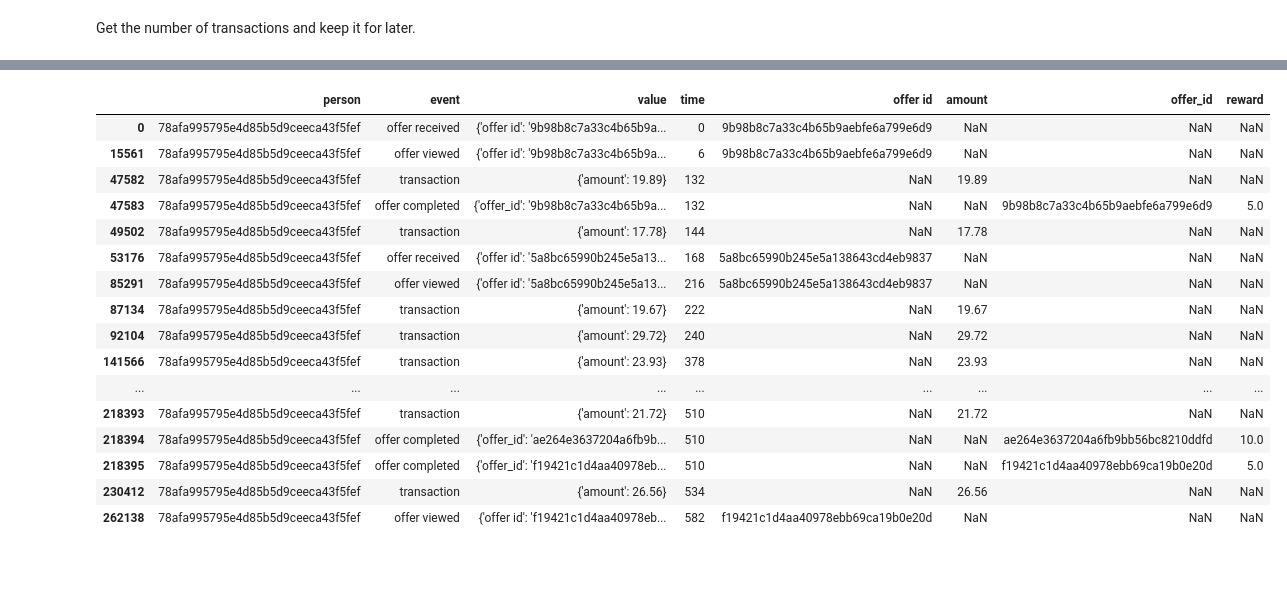
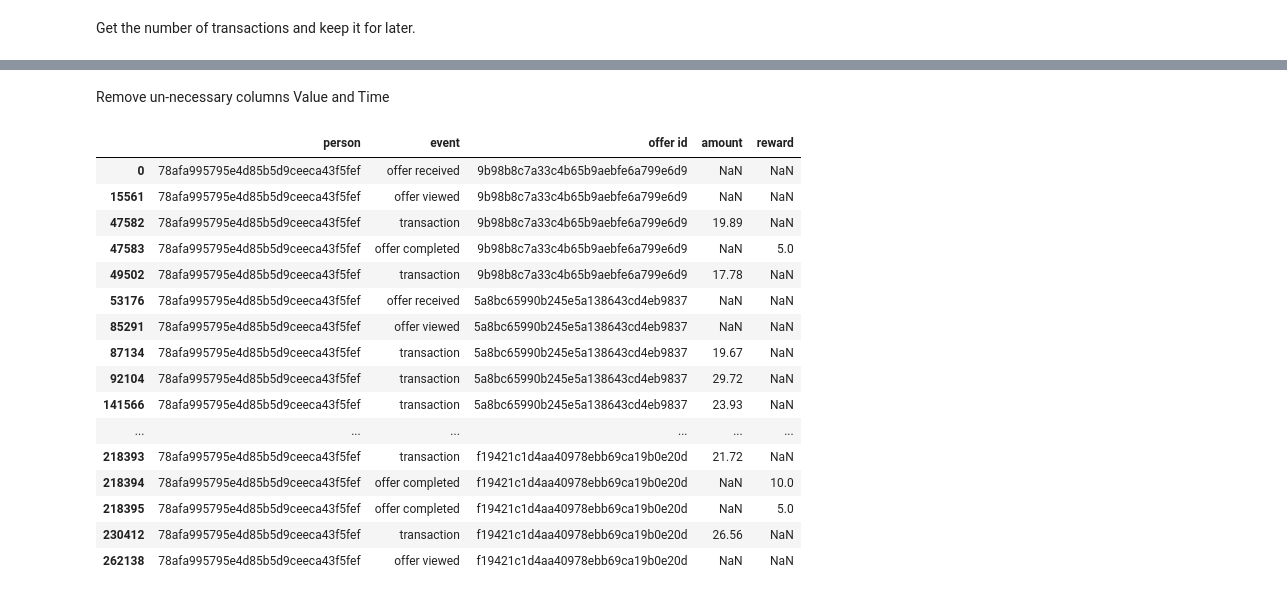
Before and after one commit to bignollo/UdacityNanoDegreeCapstone, a Jupyter notebook: Starbucks_Capstone_notebook.ipynb, the cells around one changed output, grey strips where cells are left out. Drawn from its saved outputs; the diff is of its cells as text; code cells hidden in the pictures; blank space fills up the shorter version.

```diff
--- a/Starbucks_Capstone_notebook.ipynb
+++ b/Starbucks_Capstone_notebook.ipynb
@@ -435,20 +441,24 @@ transcript_with_dummies = pd.concat([transcript,  transcript['value'].apply(pd.S
+# %% [markdown]
+Remove un-necessary columns Value and Time
+# %%
+transcript_wide = transcript_wide.drop(['value', 'time'], axis=1)
 # %%
-transcript_with_dummies[transcript_with_dummies['person'] == '78afa995795e4d85b5d9ceeca43f5fef']
+transcript_wide[transcript_wide['person'] == '78afa995795e4d85b5d9ceeca43f5fef']
 # %% [output]
-|  | person | event | value | time | offer id | amount | offer_id | reward |
-| 0 | 78afa995795e4d85b5d9ceeca43f5fef | offer received | {'offer id': '9b98b8c7a33c4b65b9a... | 0 | 9b98b8c7a33c4b65b9aebfe6a799e6d9 | NaN | NaN | NaN |
-| 15561 | 78afa995795e4d85b5d9ceeca43f5fef | offer viewed | {'offer id': '9b98b8c7a33c4b65b9a... | 6 | 9b98b8c7a33c4b65b9aebfe6a799e6d9 | NaN | NaN | NaN |
-| 47582 | 78afa995795e4d85b5d9ceeca43f5fef | transaction | {'amount': 19.89} | 132 | NaN | 19.89 | NaN | NaN |
-| 47583 | 78afa995795e4d85b5d9ceeca43f5fef | offer completed | {'offer_id': '9b98b8c7a33c4b65b9a... | 132 | NaN | NaN | 9b98b8c7a33c4b65b9aebfe6a799e6d9 | 5.0 |
-| 49502 | 78afa995795e4d85b5d9ceeca43f5fef | transaction | {'amount': 17.78} | 144 | NaN | 17.78 | NaN | NaN |
-| 53176 | 78afa995795e4d85b5d9ceeca43f5fef | offer received | {'offer id': '5a8bc65990b245e5a13... | 168 | 5a8bc65990b245e5a138643cd4eb9837 | NaN | NaN | NaN |
-| 85291 | 78afa995795e4d85b5d9ceeca43f5fef | offer viewed | {'offer id': '5a8bc65990b245e5a13... | 216 | 5a8bc65990b245e5a138643cd4eb9837 | NaN | NaN | NaN |
-| 87134 | 78afa995795e4d85b5d9ceeca43f5fef | transaction | {'amount': 19.67} | 222 | NaN | 19.67 | NaN | NaN |
-| 92104 | 78afa995795e4d85b5d9ceeca43f5fef | transaction | {'amount': 29.72} | 240 | NaN | 29.72 | NaN | NaN |
-| 141566 | 78afa995795e4d85b5d9ceeca43f5fef | transaction | {'amount': 23.93} | 378 | NaN | 23.93 | NaN | NaN |
-| ... | ... | ... | ... | ... | ... | ... | ... | ... |
-| 218393 | 78afa995795e4d85b5d9ceeca43f5fef | transaction | {'amount': 21.72} | 510 | NaN | 21.72 | NaN | NaN |
-| 218394 | 78afa995795e4d85b5d9ceeca43f5fef | offer completed | {'offer_id': 'ae264e3637204a6fb9b... | 510 | NaN | NaN | ae264e3637204a6fb9bb56bc8210ddfd | 10.0 |
-| 218395 | 78afa995795e4d85b5d9ceeca43f5fef | offer completed | {'offer_id': 'f19421c1d4aa40978eb... | 510 | NaN | NaN | f19421c1d4aa40978ebb69ca19b0e20d | 5.0 |
-| 230412 | 78afa995795e4d85b5d9ceeca43f5fef | transaction | {'amount': 26.56} | 534 | NaN | 26.56 | NaN | NaN |
-| 262138 | 78afa995795e4d85b5d9ceeca43f5fef | offer viewed | {'offer id': 'f19421c1d4aa40978eb... | 582 | f19421c1d4aa40978ebb69ca19b0e20d | NaN | NaN | NaN |
+|  | person | event | offer id | amount | reward |
+| 0 | 78afa995795e4d85b5d9ceeca43f5fef | offer received | 9b98b8c7a33c4b65b9aebfe6a799e6d9 | NaN | NaN |
+| 15561 | 78afa995795e4d85b5d9ceeca43f5fef | offer viewed | 9b98b8c7a33c4b65b9aebfe6a799e6d9 | NaN | NaN |
+| 47582 | 78afa995795e4d85b5d9ceeca43f5fef | transaction | 9b98b8c7a33c4b65b9aebfe6a799e6d9 | 19.89 | NaN |
+| 47583 | 78afa995795e4d85b5d9ceeca43f5fef | offer completed | 9b98b8c7a33c4b65b9aebfe6a799e6d9 | NaN | 5.0 |
+| 49502 | 78afa995795e4d85b5d9ceeca43f5fef | transaction | 9b98b8c7a33c4b65b9aebfe6a799e6d9 | 17.78 | NaN |
+| 53176 | 78afa995795e4d85b5d9ceeca43f5fef | offer received | 5a8bc65990b245e5a138643cd4eb9837 | NaN | NaN |
+| 85291 | 78afa995795e4d85b5d9ceeca43f5fef | offer viewed | 5a8bc65990b245e5a138643cd4eb9837 | NaN | NaN |
+| 87134 | 78afa995795e4d85b5d9ceeca43f5fef | transaction | 5a8bc65990b245e5a138643cd4eb9837 | 19.67 | NaN |
+| 92104 | 78afa995795e4d85b5d9ceeca43f5fef | transaction | 5a8bc65990b245e5a138643cd4eb9837 | 29.72 | NaN |
+| 141566 | 78afa995795e4d85b5d9ceeca43f5fef | transaction | 5a8bc65990b245e5a138643cd4eb9837 | 23.93 | NaN |
+| ... | ... | ... | ... | ... | ... |
+| 218393 | 78afa995795e4d85b5d9ceeca43f5fef | transaction | f19421c1d4aa40978ebb69ca19b0e20d | 21.72 | NaN |
+| 218394 | 78afa995795e4d85b5d9ceeca43f5fef | offer completed | f19421c1d4aa40978ebb69ca19b0e20d | NaN | 10.0 |
+| 218395 | 78afa995795e4d85b5d9ceeca43f5fef | offer completed | f19421c1d4aa40978ebb69ca19b0e20d | NaN | 5.0 |
+| 230412 | 78afa995795e4d85b5d9ceeca43f5fef | transaction | f19421c1d4aa40978ebb69ca19b0e20d | 26.56 | NaN |
+| 262138 | 78afa995795e4d85b5d9ceeca43f5fef | offer viewed | f19421c1d4aa40978ebb69ca19b0e20d | NaN | NaN |
```
Also changed, not shown: parts of 45 cells of this notebook.
